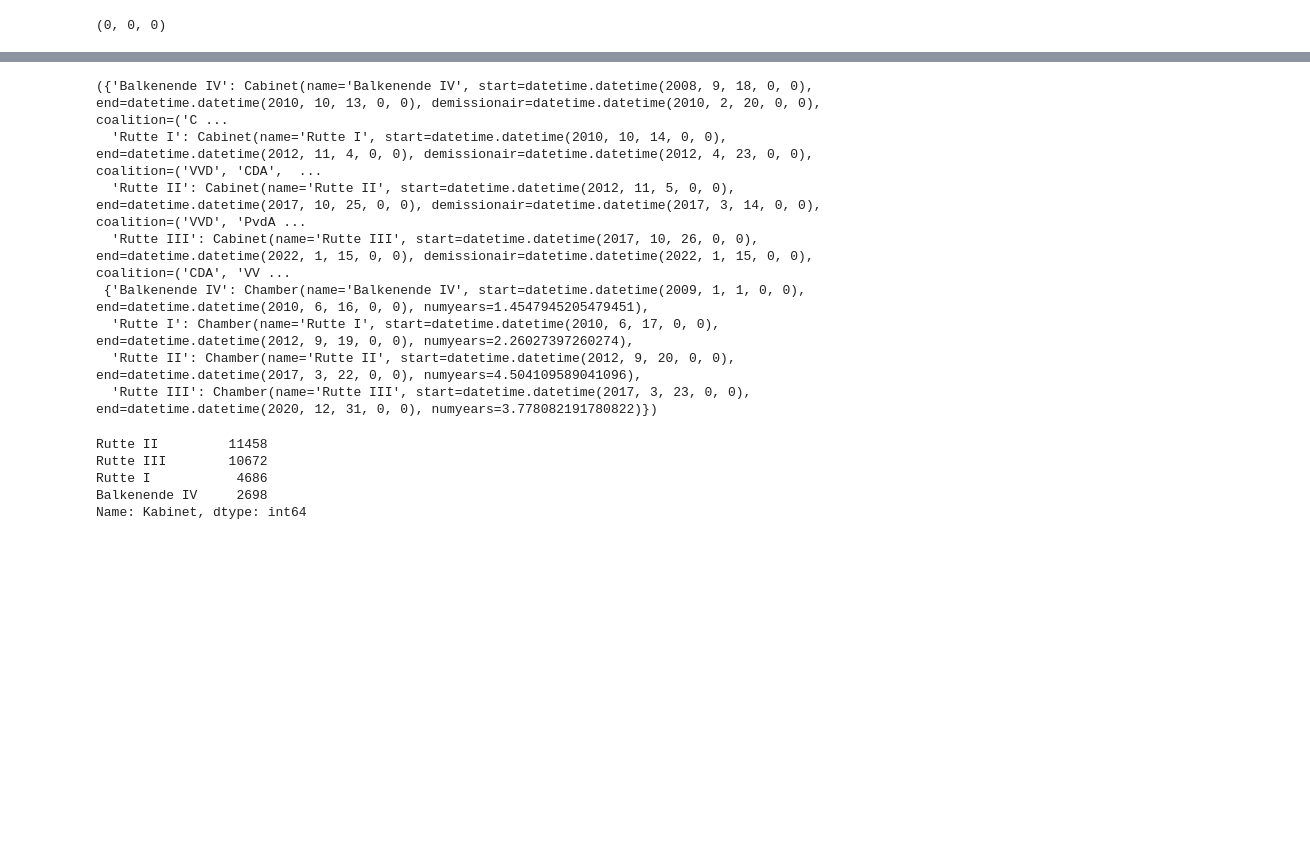
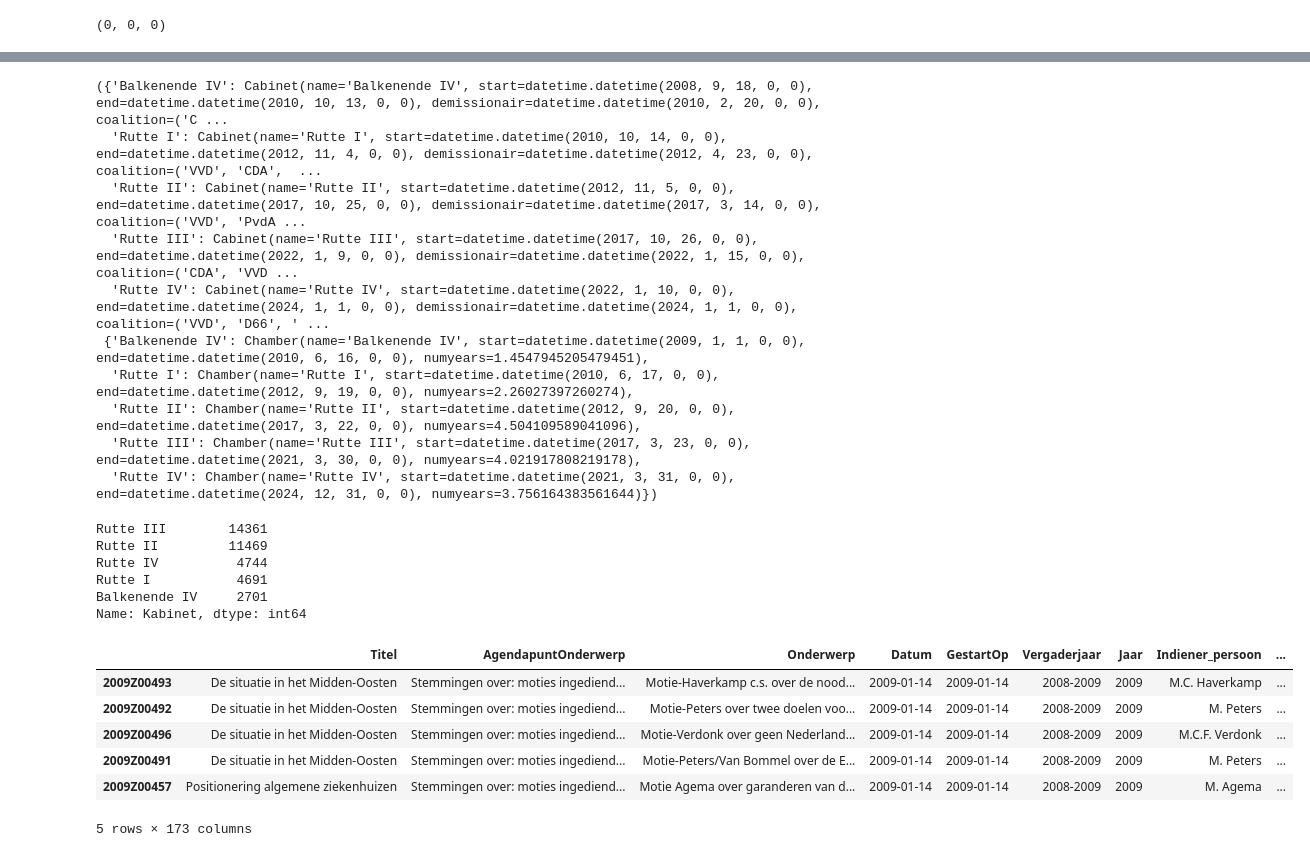
Before and after one commit to jvanelteren/kamermoties, a Jupyter notebook: 1_make_dataset_preprocess.ipynb, the cells around one changed output, grey strips where cells are left out. Drawn from its saved outputs; the diff is of its cells as text; code cells hidden in the pictures; blank space fills up the shorter version.

```diff
--- a/1_make_dataset_preprocess.ipynb
+++ b/1_make_dataset_preprocess.ipynb
@@ -387,7 +507,7 @@ df = df.replace(-1,0)
 df['Jaar'] = df['Datum'].dt.year
 # %%
 # only 26 moties for first year, so let's chop
-df = df[(df['Jaar'] > 2008) & (df['Jaar'] < 2021)]
+df = df[(df['Jaar'] > 2008) & (df['Jaar'] < 2025)]
 # %%
 from collections import namedtuple
 import datetime
@@ -398,7 +518,8 @@ chamber_input = [
     "Balkenende IV,01 01 2009,16 06 2010",# mark begin 2008 is not correct (should be 30 11 2006) but for dataset purpose it it
     "Rutte I,17 06 2010,19 09 2012",
     "Rutte II,20 09 2012,22 03 2017",
-    "Rutte III,23 03 2017,31 12 2020"] # mark end 2020 is not correct but for dataset purpose it it
+    "Rutte III,23 03 2017,30 03 2021", # mark end 2020 is not correct but for dataset purpose it it
+    "Rutte IV,31 03 2021,31 12 2024"]
 
 chambers = {}
 for c in chamber_input:
@@ -418,7 +539,8 @@ cabinets_input = [
     "Balkenende IV,18 09 2008,13 10 2010,20 02 2010,CDA PvdA ChristenUnie",
     "Rutte I,14 10 2010,4 11 2012,23 04 2012,VVD CDA PVV",
     "Rutte II,5 11 2012,25 10 2017,14 03 2017,VVD PvdA",
-    "Rutte III,26 10 2017,15 01 2022,15 01 2022,CDA VVD D66 ChristenUnie"]
+    "Rutte III,26 10 2017,09 01 2022,15 01 2022,CDA VVD D66 ChristenUnie",
+    "Rutte IV,10 01 2022, 01 01 2024,01 01 2024,VVD D66 CDA ChristenUnie"]
 
 cabinets = {}
 for c in cabinets_input:
@@ -437,11 +559,13 @@ cabinets, chambers
 ({'Balkenende IV': Cabinet(name='Balkenende IV', start=datetime.datetime(2008, 9, 18, 0, 0), end=datetime.datetime(2010, 10, 13, 0, 0), demissionair=datetime.datetime(2010, 2, 20, 0, 0), coalition=('C ...
   'Rutte I': Cabinet(name='Rutte I', start=datetime.datetime(2010, 10, 14, 0, 0), end=datetime.datetime(2012, 11, 4, 0, 0), demissionair=datetime.datetime(2012, 4, 23, 0, 0), coalition=('VVD', 'CDA',  ...
   'Rutte II': Cabinet(name='Rutte II', start=datetime.datetime(2012, 11, 5, 0, 0), end=datetime.datetime(2017, 10, 25, 0, 0), demissionair=datetime.datetime(2017, 3, 14, 0, 0), coalition=('VVD', 'PvdA ...
-  'Rutte III': Cabinet(name='Rutte III', start=datetime.datetime(2017, 10, 26, 0, 0), end=datetime.datetime(2022, 1, 15, 0, 0), demissionair=datetime.datetime(2022, 1, 15, 0, 0), coalition=('CDA', 'VV ...
+  'Rutte III': Cabinet(name='Rutte III', start=datetime.datetime(2017, 10, 26, 0, 0), end=datetime.datetime(2022, 1, 9, 0, 0), demissionair=datetime.datetime(2022, 1, 15, 0, 0), coalition=('CDA', 'VVD ...
+  'Rutte IV': Cabinet(name='Rutte IV', start=datetime.datetime(2022, 1, 10, 0, 0), end=datetime.datetime(2024, 1, 1, 0, 0), demissionair=datetime.datetime(2024, 1, 1, 0, 0), coalition=('VVD', 'D66', ' ...
  {'Balkenende IV': Chamber(name='Balkenende IV', start=datetime.datetime(2009, 1, 1, 0, 0), end=datetime.datetime(2010, 6, 16, 0, 0), numyears=1.4547945205479451),
   'Rutte I': Chamber(name='Rutte I', start=datetime.datetime(2010, 6, 17, 0, 0), end=datetime.datetime(2012, 9, 19, 0, 0), numyears=2.26027397260274),
   'Rutte II': Chamber(name='Rutte II', start=datetime.datetime(2012, 9, 20, 0, 0), end=datetime.datetime(2017, 3, 22, 0, 0), numyears=4.504109589041096),
-  'Rutte III': Chamber(name='Rutte III', start=datetime.datetime(2017, 3, 23, 0, 0), end=datetime.datetime(2020, 12, 31, 0, 0), numyears=3.778082191780822)})
+  'Rutte III': Chamber(name='Rutte III', start=datetime.datetime(2017, 3, 23, 0, 0), end=datetime.datetime(2021, 3, 30, 0, 0), numyears=4.021917808219178),
+  'Rutte IV': Chamber(name='Rutte IV', start=datetime.datetime(2021, 3, 31, 0, 0), end=datetime.datetime(2024, 12, 31, 0, 0), numyears=3.756164383561644)})
 # %%
 import datetime
 def get_period(entities, date):
@@ -466,10 +590,11 @@ df['Demissionair'] = [get_demissionair(cabinets, d) for d in df['Datum']]
 df['Kamer'] = [get_period(chambers, d) for d in df['Datum']]
 df['Kabinet'].value_counts()
 # %% [output]
-Rutte II         11458
-Rutte III        10672
-Rutte I           4686
-Balkenende IV     2698
+Rutte III        14361
+Rutte II         11469
+Rutte IV          4744
+Rutte I           4691
+Balkenende IV     2701
 Name: Kabinet, dtype: int64
 # %%
 INCLUDE_PDF = True
@@ -487,3 +612,13 @@ df = df[column_order]
 import pickle
 with open('moties_processed_df.pickle', 'wb') as handle:
     pickle.dump(df, handle, protocol=pickle.HIGHEST_PROTOCOL)
+# %%
+df.head()
+# %% [output]
+|  | Titel | AgendapuntOnderwerp | Onderwerp | Datum | GestartOp | Vergaderjaar | Jaar | Indiener_persoon | ... |
+| 2009Z00493 | De situatie in het Midden-Oosten | Stemmingen over: moties ingediend... | Motie-Haverkamp c.s. over de nood... | 2009-01-14 | 2009-01-14 | 2008-2009 | 2009 | M.C. Haverkamp | ... |
+| 2009Z00492 | De situatie in het Midden-Oosten | Stemmingen over: moties ingediend... | Motie-Peters over twee doelen voo... | 2009-01-14 | 2009-01-14 | 2008-2009 | 2009 | M. Peters | ... |
+| 2009Z00496 | De situatie in het Midden-Oosten | Stemmingen over: moties ingediend... | Motie-Verdonk over geen Nederland... | 2009-01-14 | 2009-01-14 | 2008-2009 | 2009 | M.C.F. Verdonk | ... |
+| 2009Z00491 | De situatie in het Midden-Oosten | Stemmingen over: moties ingediend... | Motie-Peters/Van Bommel over de E... | 2009-01-14 | 2009-01-14 | 2008-2009 | 2009 | M. Peters | ... |
+| 2009Z00457 | Positionering algemene ziekenhuizen | Stemmingen over: moties ingediend... | Motie Agema over garanderen van d... | 2009-01-14 | 2009-01-14 | 2008-2009 | 2009 | M. Agema | ... |
+5 rows × 173 columns
```
Also changed, not shown: parts of 7 cells of this notebook.
